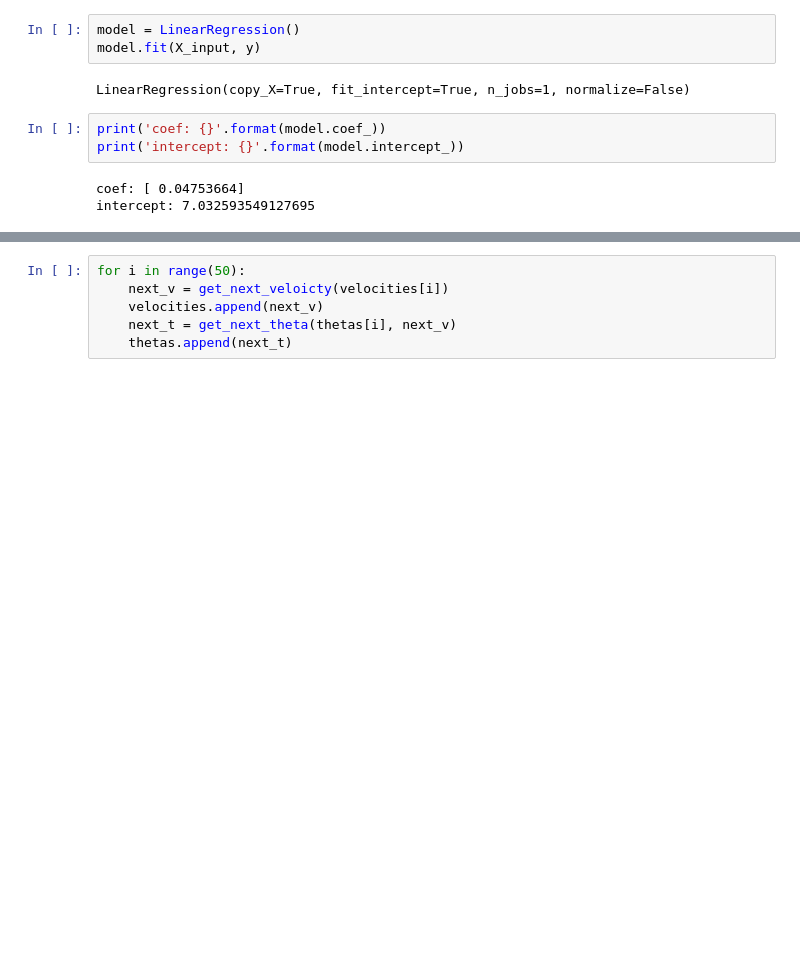
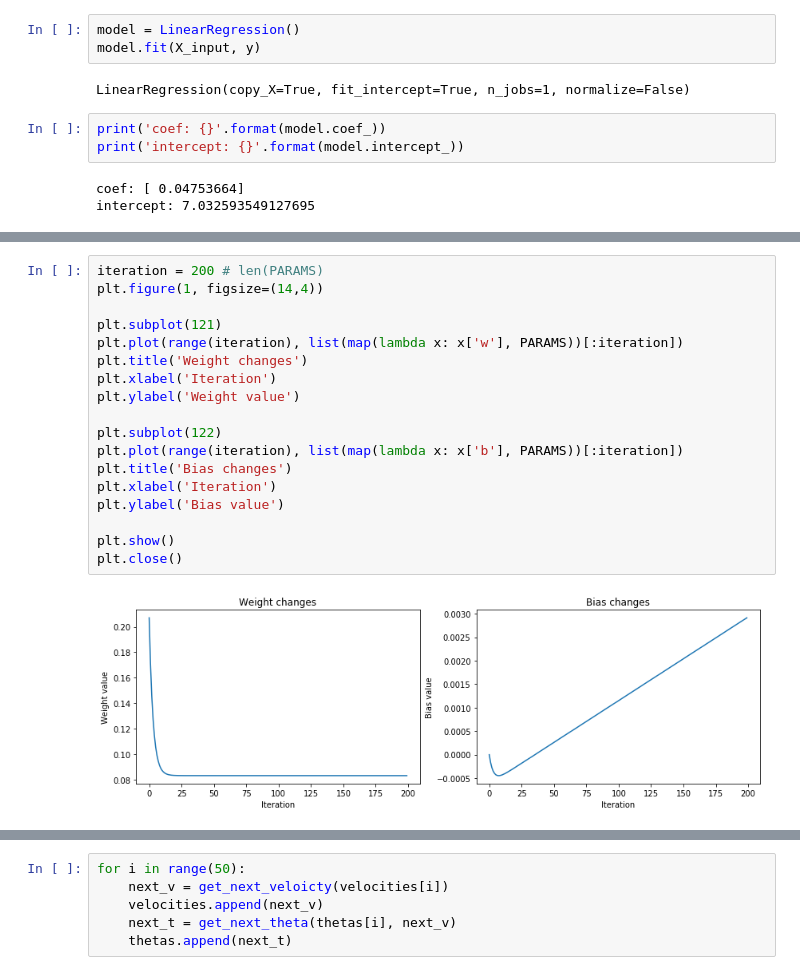
Before and after one commit to Gyubin/TIL-DataScience, a Jupyter notebook: DeepLearning/optimizer/Momentum_visualization.ipynb, the cells around one changed output, grey strips where cells are left out. Cells and saved outputs as stored; diff of their text form; blank space fills up the shorter version.

```diff
--- a/DeepLearning/optimizer/Momentum_visualization.ipynb
+++ b/DeepLearning/optimizer/Momentum_visualization.ipynb
@@ -272,0 +190,20 @@ for t in theta:
+# %%
+iteration = 200 # len(PARAMS)
+plt.figure(1, figsize=(14,4))
+
+plt.subplot(121)
+plt.plot(range(iteration), list(map(lambda x: x['w'], PARAMS))[:iteration])
+plt.title('Weight changes')
+plt.xlabel('Iteration')
+plt.ylabel('Weight value')
+
+plt.subplot(122)
+plt.plot(range(iteration), list(map(lambda x: x['b'], PARAMS))[:iteration])
+plt.title('Bias changes')
+plt.xlabel('Iteration')
+plt.ylabel('Bias value')
+
+plt.show()
+plt.close()
+# %% [output]
+[figure, added]
```
Also changed, not shown: parts of 57 cells of this notebook.
